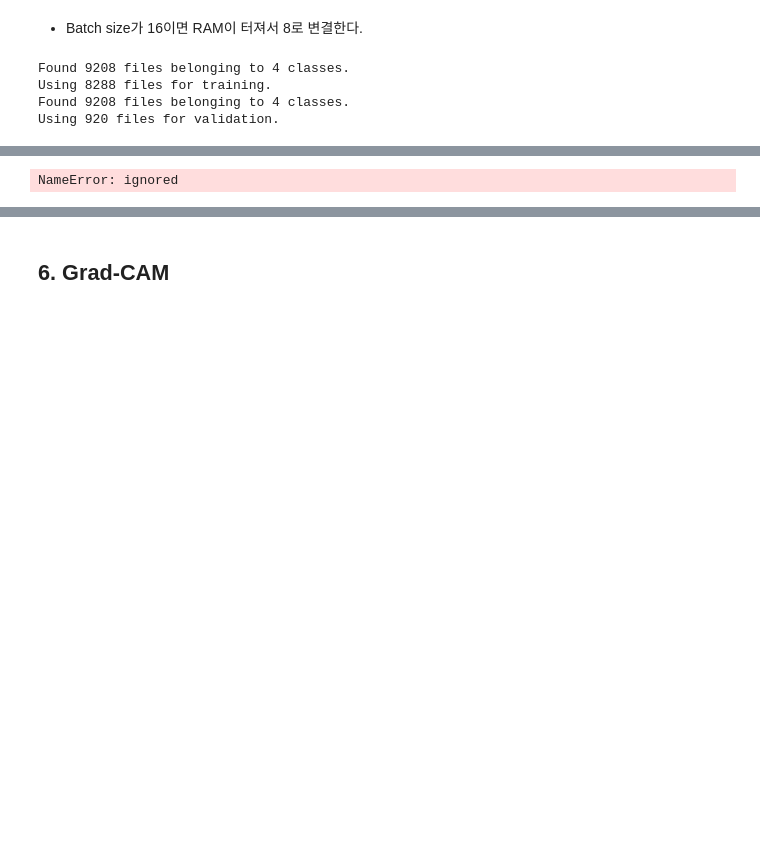
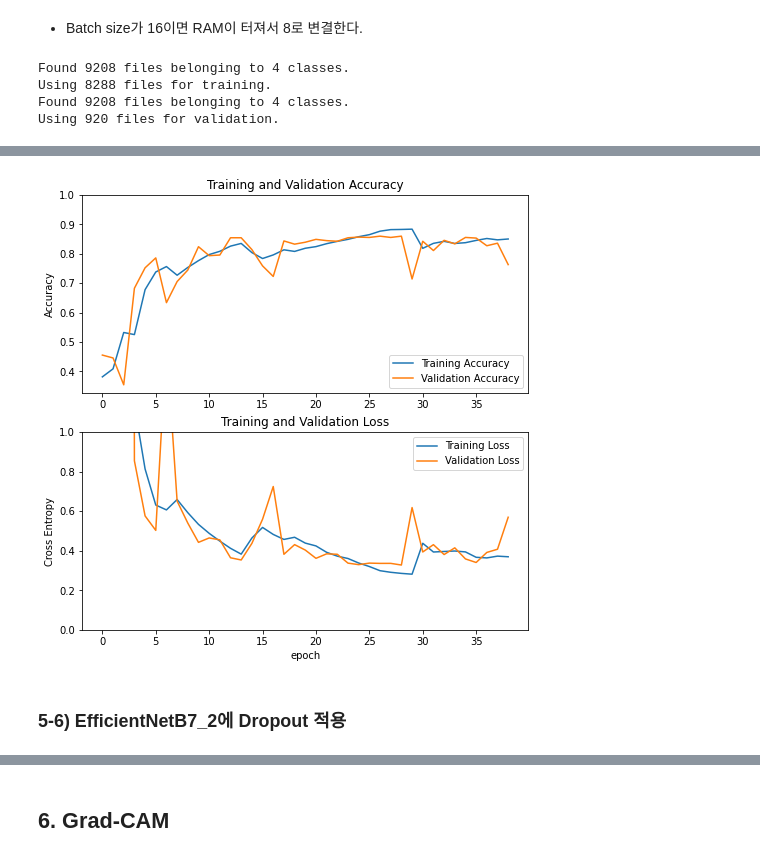
Before and after one commit to An-Dongsun/Section4---Project, a Jupyter notebook: AI_13_안동선_Section4__project.ipynb, the cells around one changed output, grey strips where cells are left out. Cells and saved outputs as stored; diff of their text form; code cells hidden in the pictures; blank space fills up the shorter version.

Commit message:
7/26 [배치 정규화, 학습률 계획법, Dropout]

```diff
--- a/AI_13_안동선_Section4__project.ipynb
+++ b/AI_13_안동선_Section4__project.ipynb
@@ -1057,29 +1060,29 @@ test_loss, test_acc = EfficientNetB7_model5.evaluate(test3, verbose = 1)
 # %%
-epochs = range(len(acc))
-
 acc = results8.history['accuracy']
 val_acc = results8.history['val_accuracy']
 
 loss = results8.history['loss']
 val_loss = results8.history['val_loss']
 
 plt.figure(figsize=(8, 8))
 plt.subplot(2, 1, 1)
 plt.plot(acc, label='Training Accuracy')
 plt.plot(val_acc, label='Validation Accuracy')
 plt.legend(loc='lower right')
 plt.ylabel('Accuracy')
 plt.ylim([min(plt.ylim()),1])
 plt.title('Training and Validation Accuracy')
 
 plt.subplot(2, 1, 2)
 plt.plot(loss, label='Training Loss')
 plt.plot(val_loss, label='Validation Loss')
 plt.legend(loc='upper right')
 plt.ylabel('Cross Entropy')
 plt.ylim([0,1.0])
 plt.title('Training and Validation Loss')
 plt.xlabel('epoch')
 plt.show()
 # %% [output]
-NameError: ignored
+[figure, added]
+# %% [markdown]
+### 5-6) EfficientNetB7_2에 Dropout 적용
```
Also changed, not shown: parts of 33 cells of this notebook.
